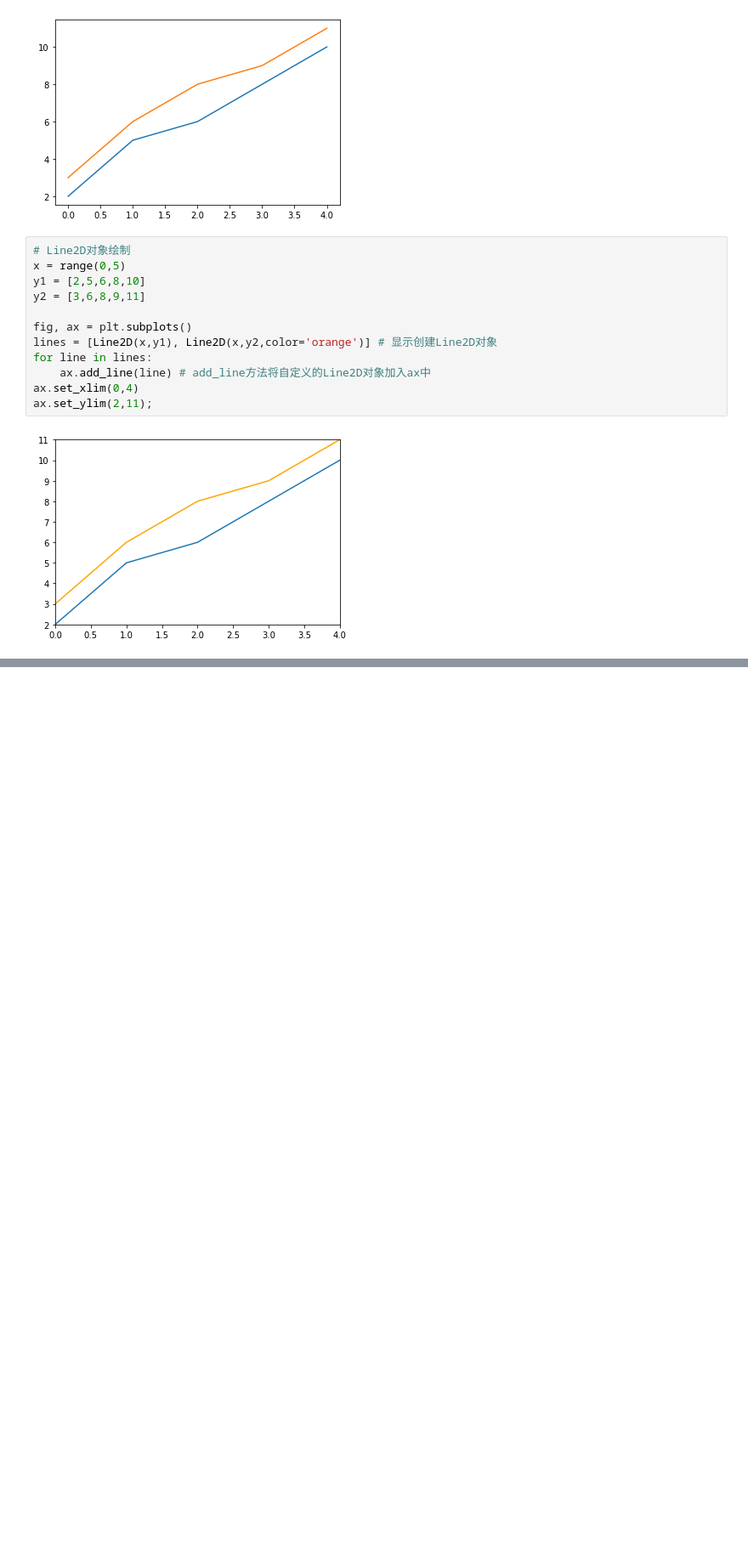
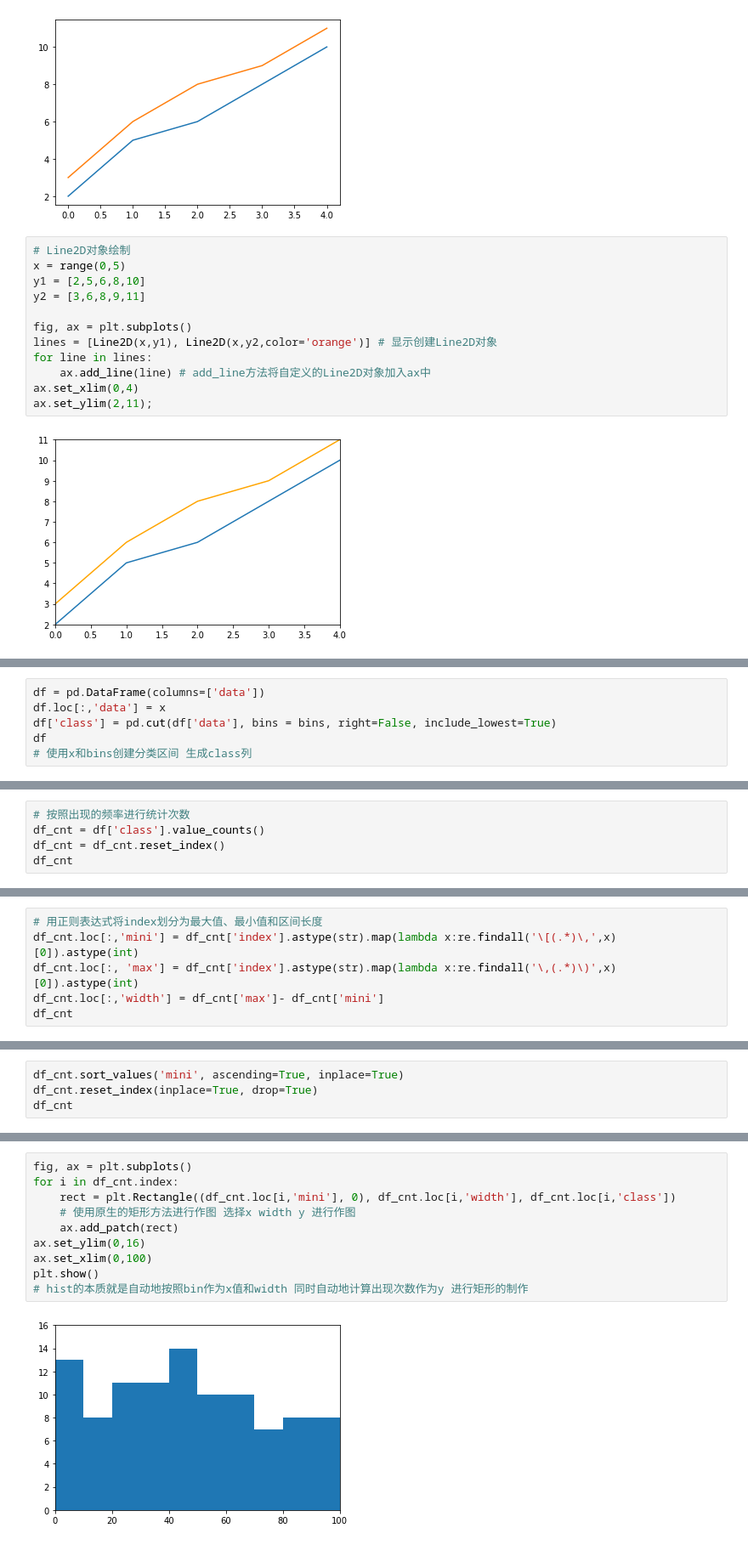
Before and after one commit to MMMMysticY/plot_methods, a Jupyter notebook: matplotlib/chapter2.ipynb, the cells around one changed output, grey strips where cells are left out. Shown: that part at 85% size. Cells and saved outputs as stored; diff of their text form; blank space fills up the shorter version.

```diff
--- a/matplotlib/chapter2.ipynb
+++ b/matplotlib/chapter2.ipynb
@@ -143,0 +158,6 @@ plt.xlim(0,100);
+# %%
+df = pd.DataFrame(columns=['data'])
+df.loc[:,'data'] = x
+df['class'] = pd.cut(df['data'], bins = bins, right=False, include_lowest=True)
+df
+# 使用x和bins创建分类区间 生成class列
@@ -143,0 +178,5 @@ plt.xlim(0,100);
+# %%
+# 按照出现的频率进行统计次数
+df_cnt = df['class'].value_counts()
+df_cnt = df_cnt.reset_index()
+df_cnt
@@ -143,0 +201,6 @@ plt.xlim(0,100);
+# %%
+# 用正则表达式将index划分为最大值、最小值和区间长度
+df_cnt.loc[:,'mini'] = df_cnt['index'].astype(str).map(lambda x:re.findall('\[(.*)\,',x)[0]).astype(int)
+df_cnt.loc[:, 'max'] = df_cnt['index'].astype(str).map(lambda x:re.findall('\,(.*)\)',x)[0]).astype(int)
+df_cnt.loc[:,'width'] = df_cnt['max']- df_cnt['mini']
+df_cnt
@@ -143,0 +219,4 @@ plt.xlim(0,100);
+# %%
+df_cnt.sort_values('mini', ascending=True, inplace=True)
+df_cnt.reset_index(inplace=True, drop=True)
+df_cnt
@@ -143,0 +235,12 @@ plt.xlim(0,100);
+# %%
+fig, ax = plt.subplots()
+for i in df_cnt.index:
+    rect = plt.Rectangle((df_cnt.loc[i,'mini'], 0), df_cnt.loc[i,'width'], df_cnt.loc[i,'class'])
+    # 使用原生的矩形方法进行作图 选择x width y 进行作图
+    ax.add_patch(rect)
+ax.set_ylim(0,16)
+ax.set_xlim(0,100)
+plt.show()
+# hist的本质就是自动地按照bin作为x值和width 同时自动地计算出现次数作为y 进行矩形的制作
+# %% [output]
+[figure, added]
```
Also changed, not shown: parts of 25 cells of this notebook, 13 other files.
